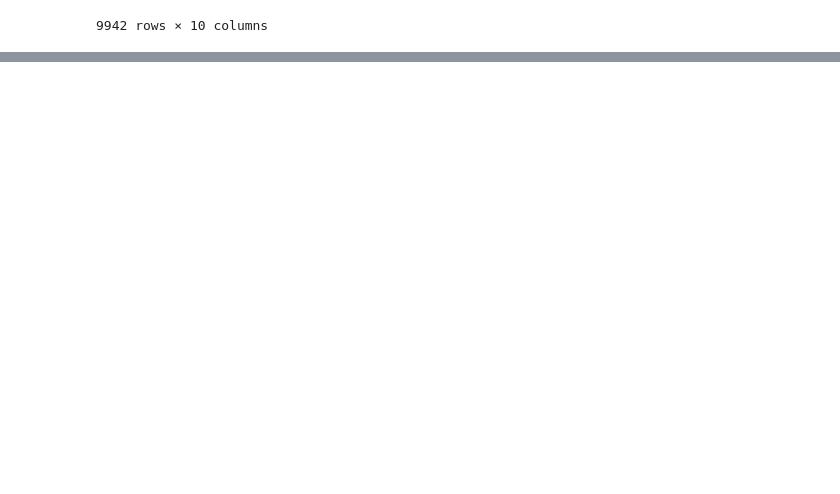
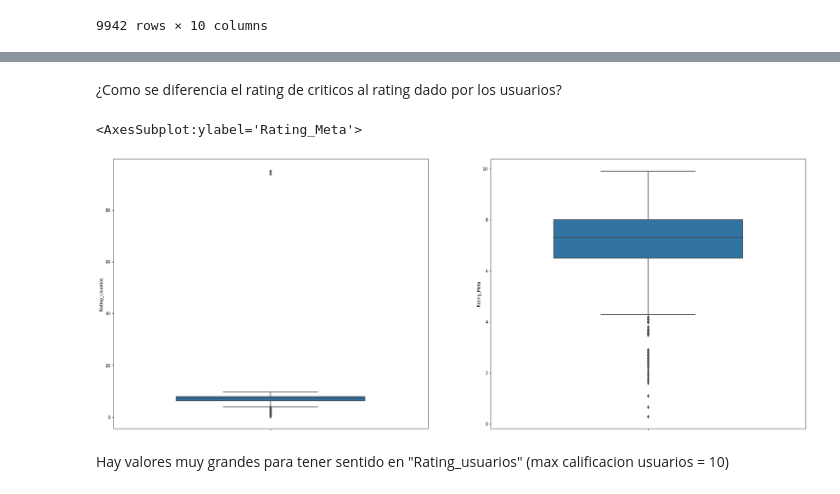
Before and after one commit to k-i-r-b-y/Proyecto-IMT2200-Crypto_world_fluctuation, a Jupyter notebook: proyecto_cd.ipynb, the cells around one changed output, grey strips where cells are left out. Cells and saved outputs as stored; diff of their text form; code cells hidden in the pictures; blank space fills up the shorter version.

Commit message:
primer analisis grafico

```diff
--- a/proyecto_cd.ipynb
+++ b/proyecto_cd.ipynb
@@ -190,6 +185,3 @@ df_games
 | 9940 | Ride to Hell: Retribution | 16 | 1.4 | PC | Deep Silver | Jun 24, 2013 | Driving | The game is set in the last years... | 2 Online | ... |
 | 9941 | Family Party: 30 Great Games Obst... | 11 | 2.6 | Wii U | D3Publisher | Dec 4, 2012 | Miscellaneous | Family Party: 30 Great Games Obst... | No Online Multiplayer | ... |
 9942 rows × 10 columns
-# %%
-df_games = df_games[df_games["Fecha"]!= "TBA - Early Access"] #eliminamos valor erroneo de fecha
-df_games["Fecha"] = pd.to_datetime(df_games["Fecha"])
@@ -223,3 +208,7 @@ memory usage: 854.3+ KB
+# %%
+df_games = df_games[df_games["Fecha"]!= "TBA - Early Access"] #eliminamos valor erroneo de fecha
+df_games = df_games[df_games["Rating_Meta"]!= 'tbd'] #Valores no utiles en el analisis
+df_games = df_games[df_games["Rating_Usuarios"]!= 'tbd']
 # %%
 categorias = ["float", "float", "category", "category", "category", "category"]
 columnas = ["Rating_Meta", "Rating_Usuarios", "N_jugadores",
@@ -244,0 +265,3 @@ Genero
+# %%
+df_games["Rating_Meta"] = df_games["Rating_Meta"] / 10
+df_games
@@ -244,0 +282,12 @@ Genero
+# %% [markdown]
+¿Como se diferencia el rating de criticos al rating dado por los usuarios?
+# %%
+fig, (ax, ax2) = plt.subplots(1,2, figsize=(30,12))
+
+sns.boxplot(data=df_games,y='Rating_Usuarios', width=0.6, ax=ax)
+sns.boxplot(data=df_games,y='Rating_Meta', width=0.6, ax=ax2)
+# %% [output]
+<AxesSubplot:ylabel='Rating_Meta'>
+[figure, added]
+# %% [markdown]
+Hay valores muy grandes para tener sentido en "Rating_usuarios" (max calificacion usuarios = 10)
```
Also changed, not shown: parts of 13 cells of this notebook.
